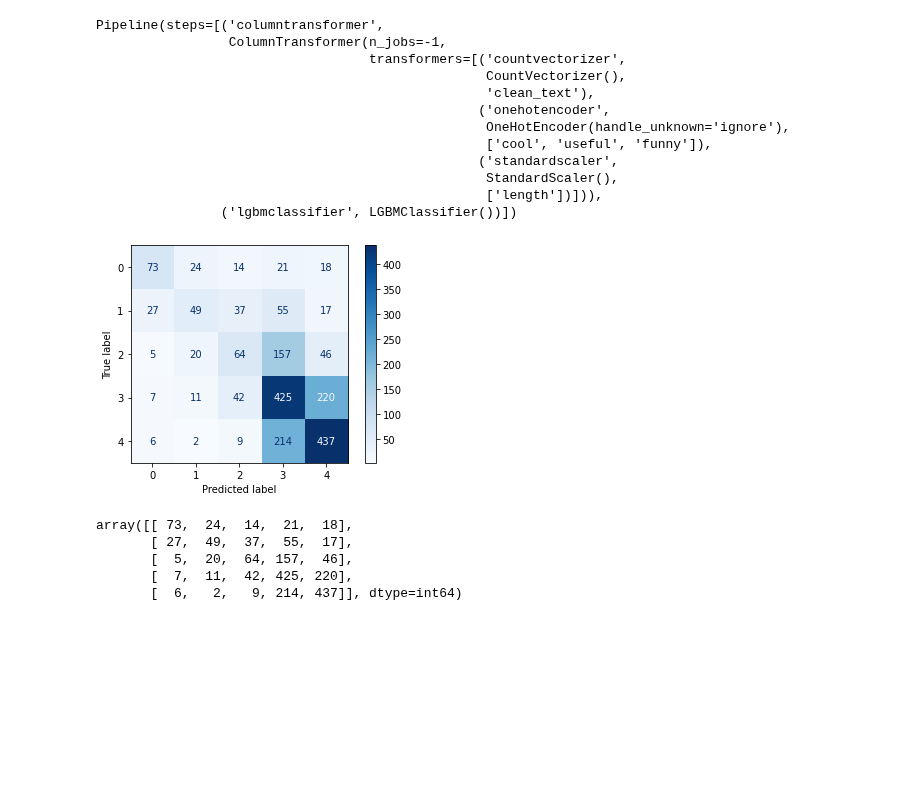
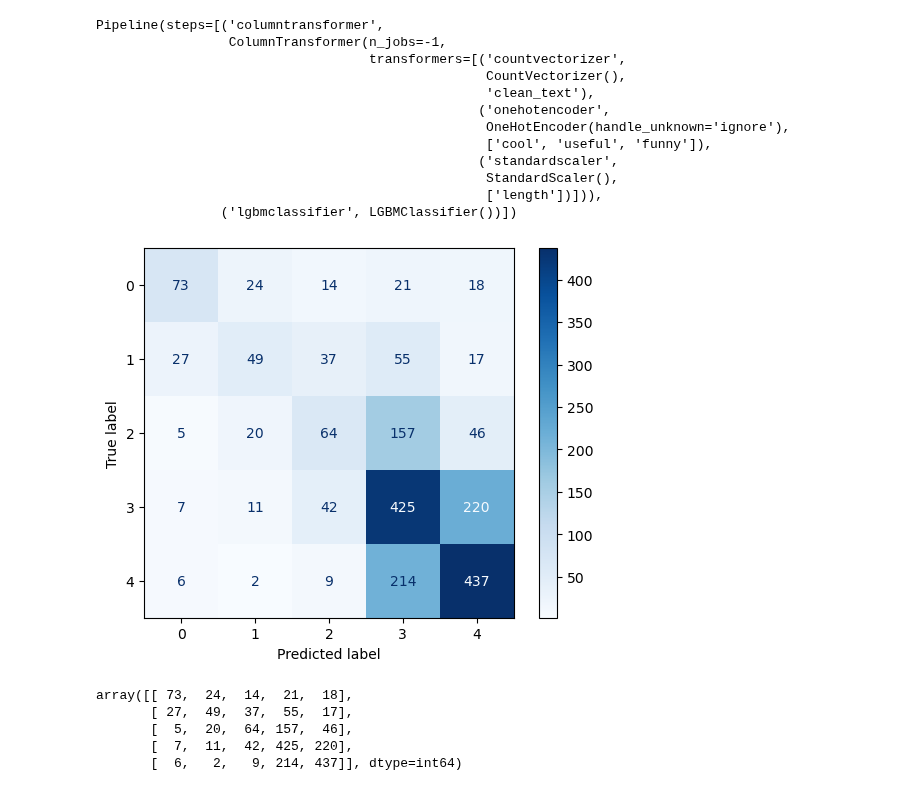
Before and after one commit to perryisbusy/My-Matplotlib-playground, a Jupyter notebook: Pipeline & ColumnTransformer & make_pipeline & make_column_transformer.ipynb, the cells around one changed output. Cells and saved outputs as stored; diff of their text form; code cells hidden in the pictures; blank space fills up the shorter version.

```diff
--- a/Pipeline & ColumnTransformer & make_pipeline & make_column_transformer.ipynb
+++ b/Pipeline & ColumnTransformer & make_pipeline & make_column_transformer.ipynb
@@ -277,8 +278,8 @@ Wall time: 0 ns
 import warnings
 warnings.filterwarnings('ignore')
 
-df["clean_text"] = df["text"].apply(func=apply_funcs)
-df["length"] = df["clean_text"].apply(func=len)
+df["clean_text"] = df["text"].map(apply_funcs)
+df["length"] = df["clean_text"].apply(len)
 
 feature_columns = ['cool', 'useful', 'funny', 'clean_text', 'length']
 
@@ -292,8 +293,8 @@ X_train, X_test, y_train, y_test = train_test_split(X, y, test_size=0.2, random_
 from sklearn.preprocessing import LabelEncoder
 
 enc = LabelEncoder()
-y_train = enc.fit_transform(y=y_train)
-y_test = enc.transform(y=y_test)
+y_train = enc.fit_transform(y_train)
+y_test = enc.transform(y_test)
 
 from sklearn.compose import ColumnTransformer
 from sklearn.feature_extraction.text import TfidfVectorizer
@@ -456,11 +429,13 @@ Pipeline(steps=[('columntransformer',
                                                   ['length'])])),
                 ('lgbmclassifier', LGBMClassifier())])
 # %%
-from sklearn.metrics import plot_confusion_matrix
+from sklearn.metrics import ConfusionMatrixDisplay
+import matplotlib.pyplot as plt
 
-display = plot_confusion_matrix(estimator=clf, X=X_test, y_true=y_test, cmap="Blues", values_format='.3g')
+display = ConfusionMatrixDisplay.from_estimator(clf, X_test, y_test, cmap="Blues", values_format='.3g')
+plt.show()
 # %% [output]
-[figure, old version]
+[figure, new version]
 # %%
 display.confusion_matrix
 # %% [output]
```
Also changed, not shown: parts of 4 cells of this notebook.
